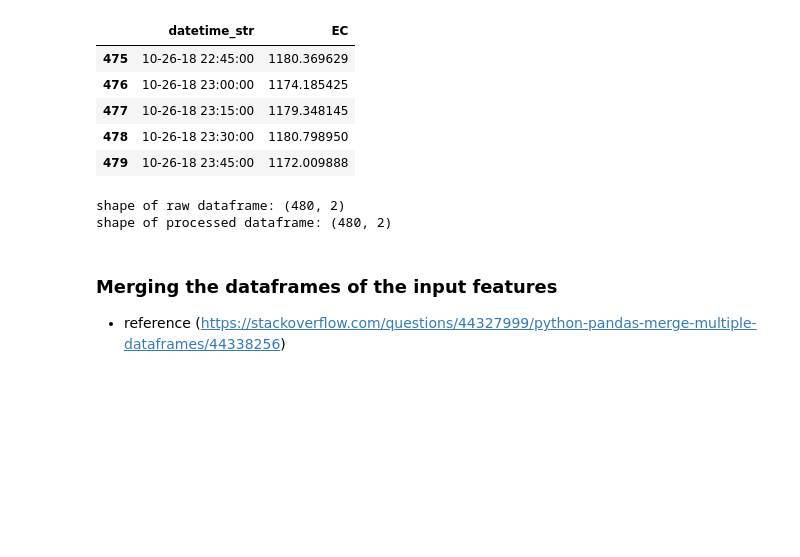
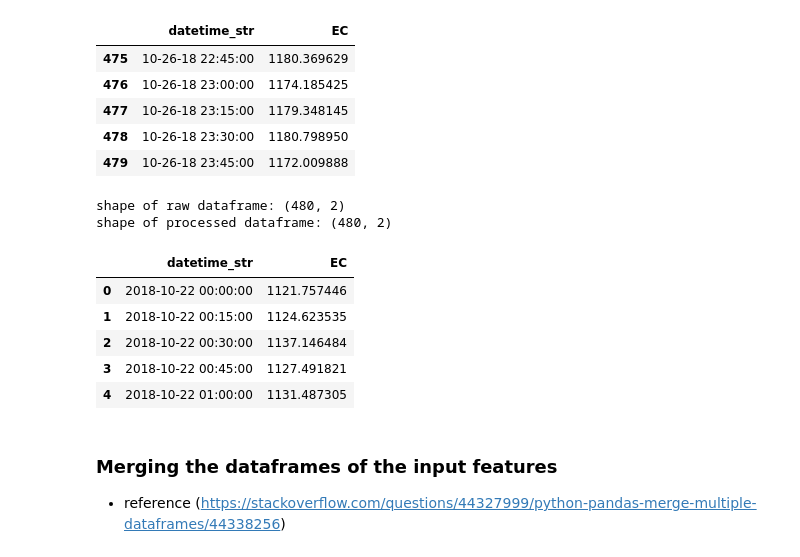
Before and after one commit to NREL/Wattile, a Jupyter notebook: pulling_in_energy_data.ipynb, the cells around one changed output. Drawn from its saved outputs; the diff is of its cells as text; code cells hidden in the pictures; blank space fills up the shorter version.

```diff
--- a/pulling_in_energy_data.ipynb
+++ b/pulling_in_energy_data.ipynb
@@ -199,6 +199,15 @@ print("shape of processed dataframe: {}".format(df_EC.shape))
 # %% [output]
 shape of raw dataframe: (480, 2)
 shape of processed dataframe: (480, 2)
+# %%
+df_EC.head()
+# %% [output]
+|  | datetime_str | EC |
+| 0 | 2018-10-22 00:00:00 | 1121.757446 |
+| 1 | 2018-10-22 00:15:00 | 1124.623535 |
+| 2 | 2018-10-22 00:30:00 | 1137.146484 |
+| 3 | 2018-10-22 00:45:00 | 1127.491821 |
+| 4 | 2018-10-22 01:00:00 | 1131.487305 |
 # %% [markdown]
 ### Merging the dataframes of the input features
 - reference (https://stackoverflow.com/questions/44327999/python-pandas-merge-multiple-dataframes/44338256)
```
Also changed, not shown: parts of 4 cells of this notebook.
